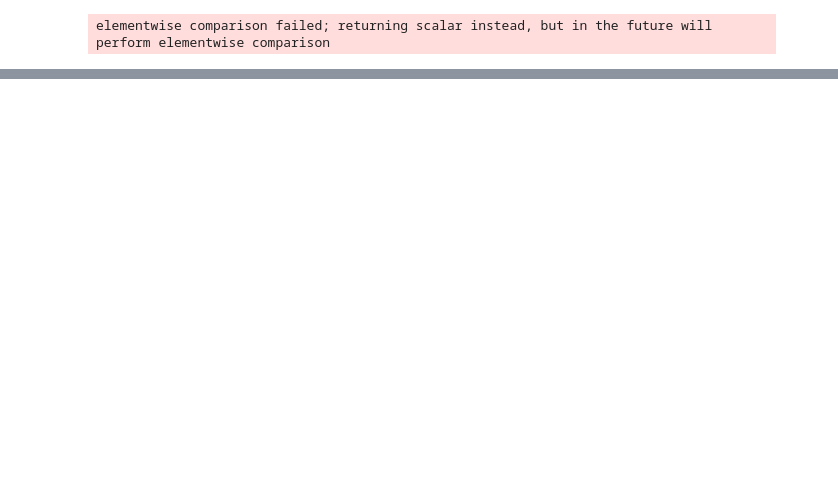
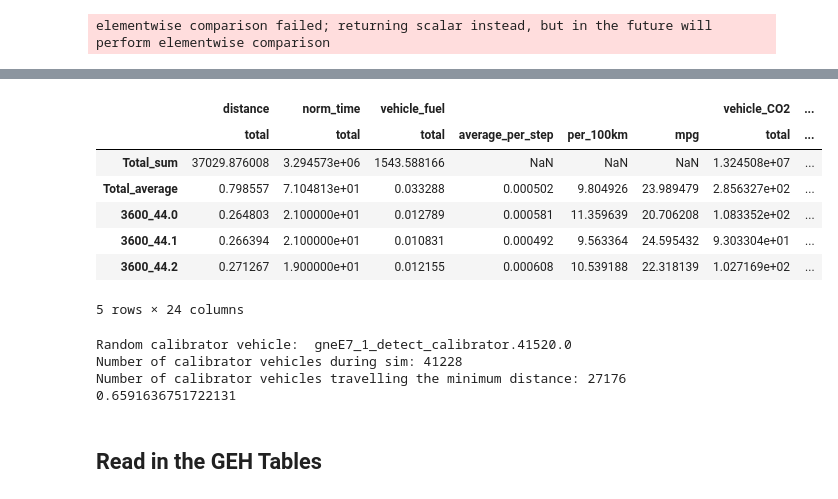
Before and after one commit to UnivOfAlabama-BittleResearchGroup/us69-research-paper-plotting, a Jupyter notebook: offline_analysis/calibration_analysis.ipynb, the cells around one changed output, grey strips where cells are left out. Drawn from its saved outputs; the diff is of its cells as text; code cells hidden in the pictures; blank space fills up the shorter version.

```diff
--- a/offline_analysis/calibration_analysis.ipynb
+++ b/offline_analysis/calibration_analysis.ipynb
@@ -92,0 +98,12 @@ fig.update_layout(yaxis_title="Veh/Hr")
+# %%
+# summary_df.loc[summary_df['vehicle_type'] == 'calibrator_vehType']
+summary_df.head()
+# %% [output]
+|  | distance | norm_time | vehicle_fuel |  |  |  | vehicle_CO2 | ... |
+|  | total | total | total | average_per_step | per_100km | mpg | total | ... |
+| Total_sum | 37029.876008 | 3.294573e+06 | 1543.588166 | NaN | NaN | NaN | 1.324508e+07 | ... |
+| Total_average | 0.798557 | 7.104813e+01 | 0.033288 | 0.000502 | 9.804926 | 23.989479 | 2.856327e+02 | ... |
+| 3600_44.0 | 0.264803 | 2.100000e+01 | 0.012789 | 0.000581 | 11.359639 | 20.706208 | 1.083352e+02 | ... |
+| 3600_44.1 | 0.266394 | 2.100000e+01 | 0.010831 | 0.000492 | 9.563364 | 24.595432 | 9.303304e+01 | ... |
+| 3600_44.2 | 0.271267 | 1.900000e+01 | 0.012155 | 0.000608 | 10.539188 | 22.318139 | 1.027169e+02 | ... |
+5 rows × 24 columns
@@ -92,0 +114,12 @@ fig.update_layout(yaxis_title="Veh/Hr")
+# %%
+print(f"Random calibrator vehicle: ", random_cal_vehicle)
+print(f"Number of calibrator vehicles during sim: {num_unique_cal_vehicles}")
+print(f"Number of calibrator vehicles travelling the minimum distance: {num_min_distance_cal_vehicles}")
+print(num_min_distance_cal_vehicles/num_unique_cal_vehicles)
+# %% [output]
+Random calibrator vehicle:  gneE7_1_detect_calibrator.41520.0
+Number of calibrator vehicles during sim: 41228
+Number of calibrator vehicles travelling the minimum distance: 27176
+0.6591636751722131
+# %% [markdown]
+## Read in the GEH Tables
```
Also changed, not shown: parts of 11 cells of this notebook, 5 other files.
